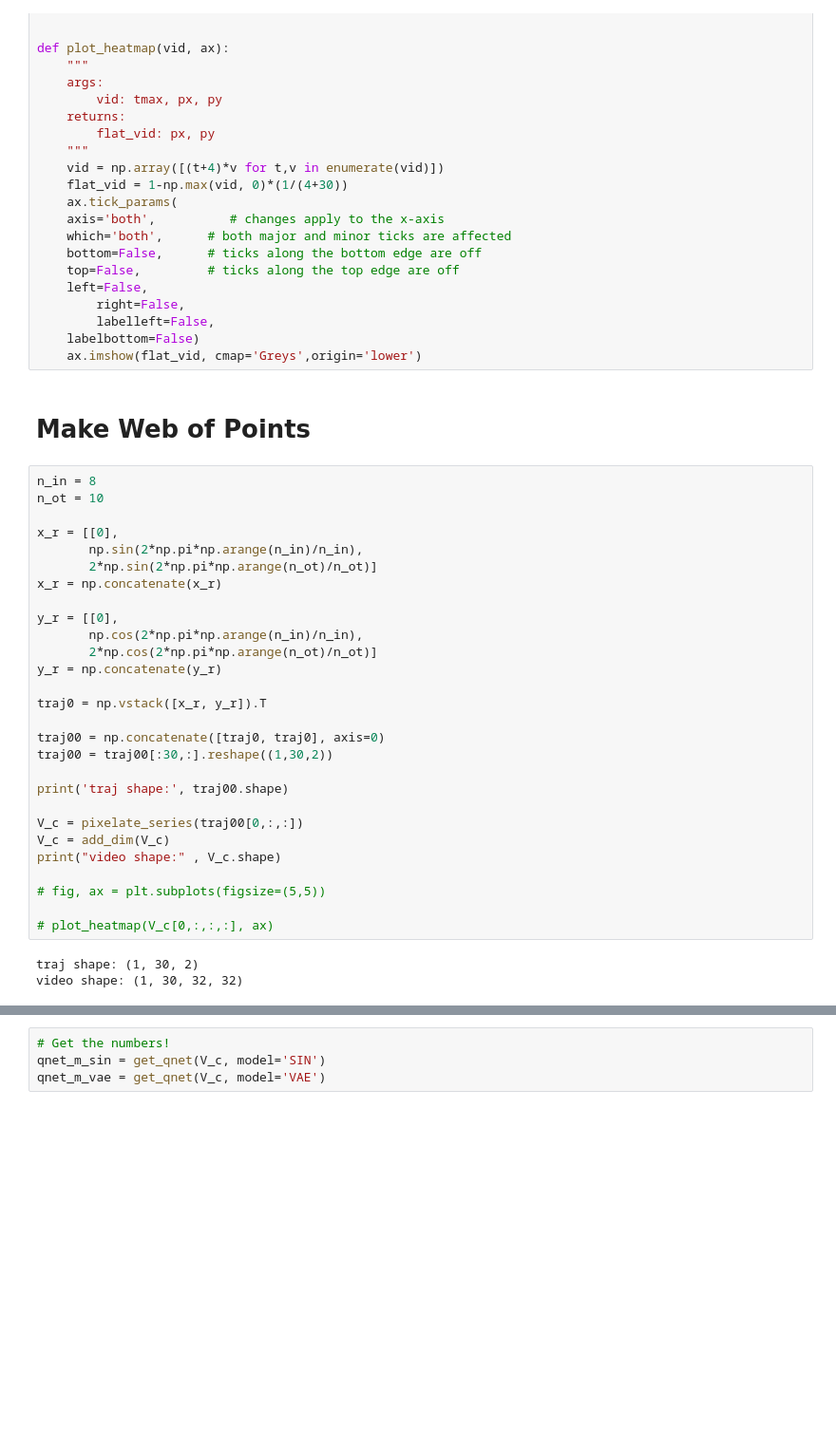
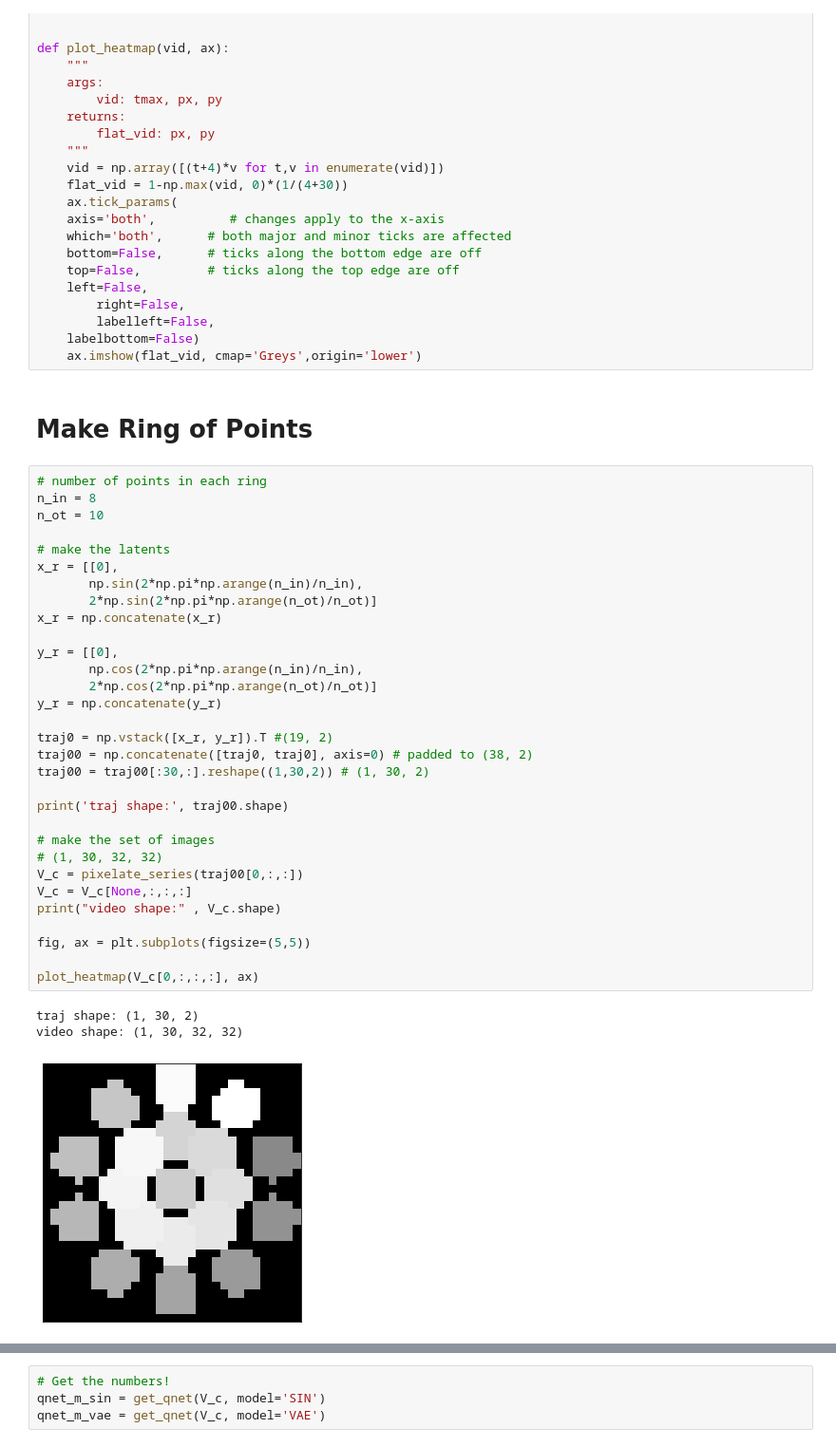
Before and after one commit to scrambledpie/GPVAE, a Jupyter notebook: plot_web.ipynb, the cells around one changed output, grey strips where cells are left out. Shown at 95% size. Saved outputs shown, nothing was run; the diff lists cells and outputs as text; blank space fills up the shorter version.

Commit message:
plotting circles online

```diff
--- a/plot_web.ipynb
+++ b/plot_web.ipynb
@@ -264,37 +264,41 @@ def plot_heatmap(vid, ax):
     labelbottom=False)
     ax.imshow(flat_vid, cmap='Greys',origin='lower')
 # %% [markdown]
-# Make Web of Points
+# Make Ring of Points
 # %%
+# number of points in each ring
 n_in = 8
 n_ot = 10
 
+# make the latents
 x_r = [[0],
        np.sin(2*np.pi*np.arange(n_in)/n_in),
        2*np.sin(2*np.pi*np.arange(n_ot)/n_ot)]
 x_r = np.concatenate(x_r)
 
 y_r = [[0],
        np.cos(2*np.pi*np.arange(n_in)/n_in),
        2*np.cos(2*np.pi*np.arange(n_ot)/n_ot)]
 y_r = np.concatenate(y_r)
 
-traj0 = np.vstack([x_r, y_r]).T
-
-traj00 = np.concatenate([traj0, traj0], axis=0)
-traj00 = traj00[:30,:].reshape((1,30,2))
+traj0 = np.vstack([x_r, y_r]).T #(19, 2)
+traj00 = np.concatenate([traj0, traj0], axis=0) # padded to (38, 2)
+traj00 = traj00[:30,:].reshape((1,30,2)) # (1, 30, 2)
 
 print('traj shape:', traj00.shape)
 
+# make the set of images
+# (1, 30, 32, 32)
 V_c = pixelate_series(traj00[0,:,:])
-V_c = add_dim(V_c)
+V_c = V_c[None,:,:,:]
 print("video shape:" , V_c.shape)
 
-# fig, ax = plt.subplots(figsize=(5,5))
+fig, ax = plt.subplots(figsize=(5,5))
 
-# plot_heatmap(V_c[0,:,:,:], ax)
+plot_heatmap(V_c[0,:,:,:], ax)
 # %% [output]
 traj shape: (1, 30, 2)
 video shape: (1, 30, 32, 32)
+[figure, added]
 # %%
 def plot_circle(qnet_m, ax):
```
Also changed, not shown: parts of 3 cells of this notebook, 6 other files.
